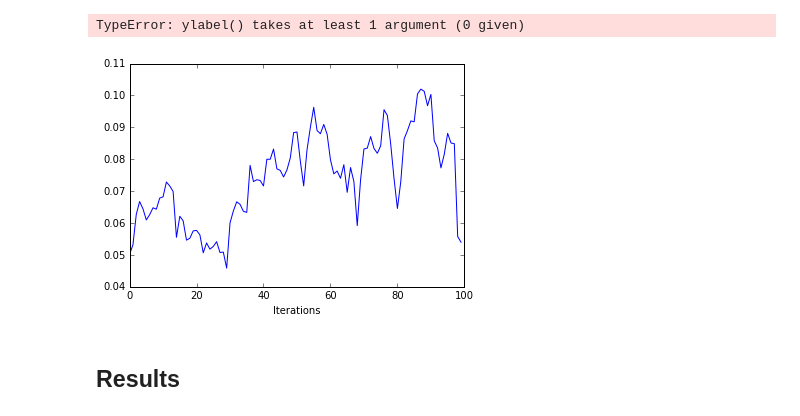
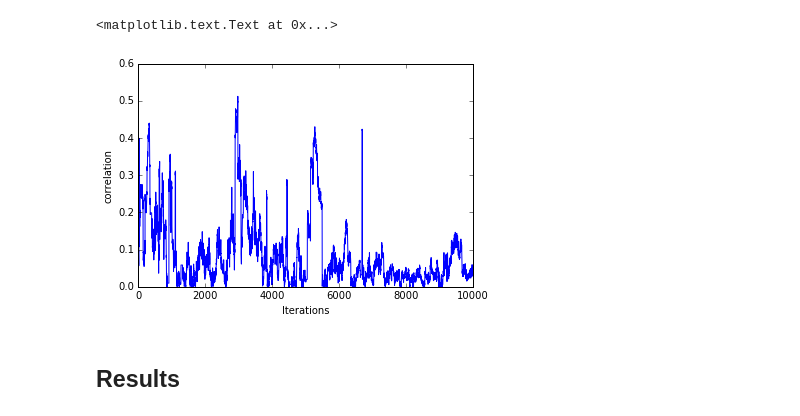
Before and after one commit to AC297R-Project/AC297_beta, a Jupyter notebook: work/Junge/workbook5.ipynb, the cells around one changed output. Drawn from its saved outputs; the diff is of its cells as text; code cells hidden in the pictures.

```diff
--- a/work/Junge/workbook5.ipynb
+++ b/work/Junge/workbook5.ipynb
@@ -158,4 +158,4 @@ def simulated_annealing(hedge, init_temp, min_temp, cool_by, reanneal, num_iter,
                 temperature = init_temp
 
     hedge.market = best_market
-    return accepted, states, best_market
+    return states, best_market
@@ -177,9 +171,8 @@ hedge.market = ['GPX', 'GRMN', 'MPWR', 'ENR', 'CTHR', 'PRFZ', 'SUMR', 'CUBE',
        'CNL', 'ENDP', 'SPSC', 'SCVL', 'EPAY']
 
 
-ac, st, bm = simulated_annealing(hedge, init_temp=1, min_temp=0.01, cool_by=0.99, reanneal=100, num_iter=10000, \
-                    energy_func=sharpe)
-print ac, "Accepted"
+st, bm = simulated_annealing(hedge, init_temp=1, min_temp=0.01, cool_by=0.99, reanneal=100, num_iter=10000, \
+                    energy_func=correlation)
 # %% [output]
 0
 10
@@ -199,10 +198,10 @@ Number of assets in market at the end: 26
 # %%
-plt.plot(-st)
+plt.plot(st)
 plt.xlabel("Iterations")
-plt.ylabel()
+plt.ylabel("correlation")
 # %% [output]
-TypeError: ylabel() takes at least 1 argument (0 given)
+<matplotlib.text.Text at 0x...>
-[figure, old version]
+[figure, new version]
 # %% [markdown]
 ## Results
 # %%
```
Also changed, not shown: parts of 6 cells of this notebook.
